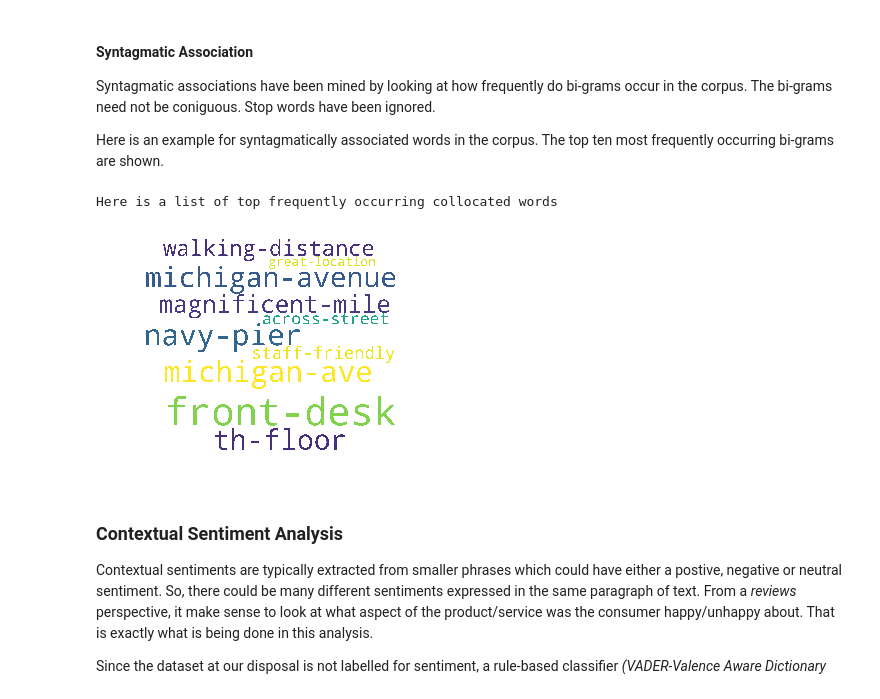
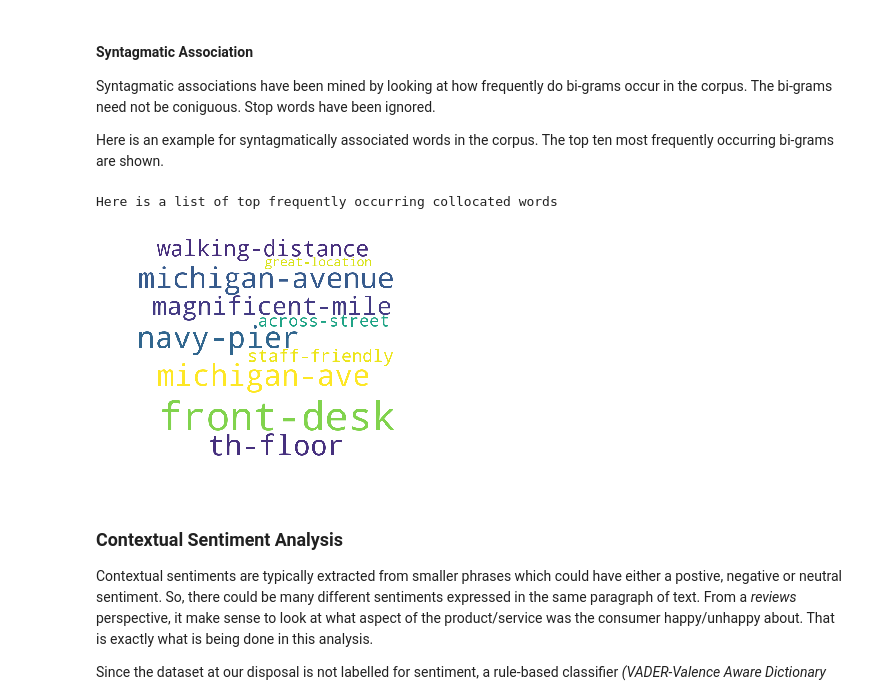
Before and after one commit to siddhanthc/ReviewsAnalyzer, a Jupyter notebook: ReviewsAnalyzer.ipynb, the cells around one changed output. Saved outputs shown, nothing was run; the diff lists cells and outputs as text; code cells hidden in the pictures.

```diff
--- a/ReviewsAnalyzer.ipynb
+++ b/ReviewsAnalyzer.ipynb
@@ -121,23 +121,24 @@ Here is an example for syntagmatically associated words in the corpus. The top t
 # %%
 # Find Collocated Words (words appearing together in a phrase)
 from nltk.collocations import BigramCollocationFinder
 windowSize = 3 # Increase this parameter to discover more spaced out bi-grams. Typically syntagmatic words lie in close proximity
 finder = BigramCollocationFinder.from_words(corpusStem.split(), windowSize)
 collocationWords = hf.getCollocatedWords(finder,unstemDict,numPairs=10)
 
 print('Here is a list of top frequently occurring collocated words')
-freqCloud = WordCloud(background_color='white',
+collocationWordCloud = WordCloud(background_color='white',
                       width=1000,
                       height=800,
-                      scale = 5,
+                      scale = 0.8,
                       random_state=10,
                       min_font_size=6).generate_from_frequencies(collocationWords)
-plt.imshow(freqCloud)
+plt.figure(figsize=(5,5))
+plt.imshow(collocationWordCloud)
 plt.axis('off')
 plt.show()
 # %% [output]
 Here is a list of top frequently occurring collocated words
-[figure, old version]
+[figure, new version]
 # %% [markdown]
 ### Contextual Sentiment Analysis
 Contextual sentiments are typically extracted from smaller phrases which could have either a postive, negative or neutral sentiment. So, there could be many different sentiments expressed in the same paragraph of text. From a *reviews* perspective, it make sense to look at what aspect of the product/service was the consumer happy/unhappy about. That is exactly what is being done in this analysis.
```
Also changed, not shown: parts of 6 cells of this notebook, 5 other files.
